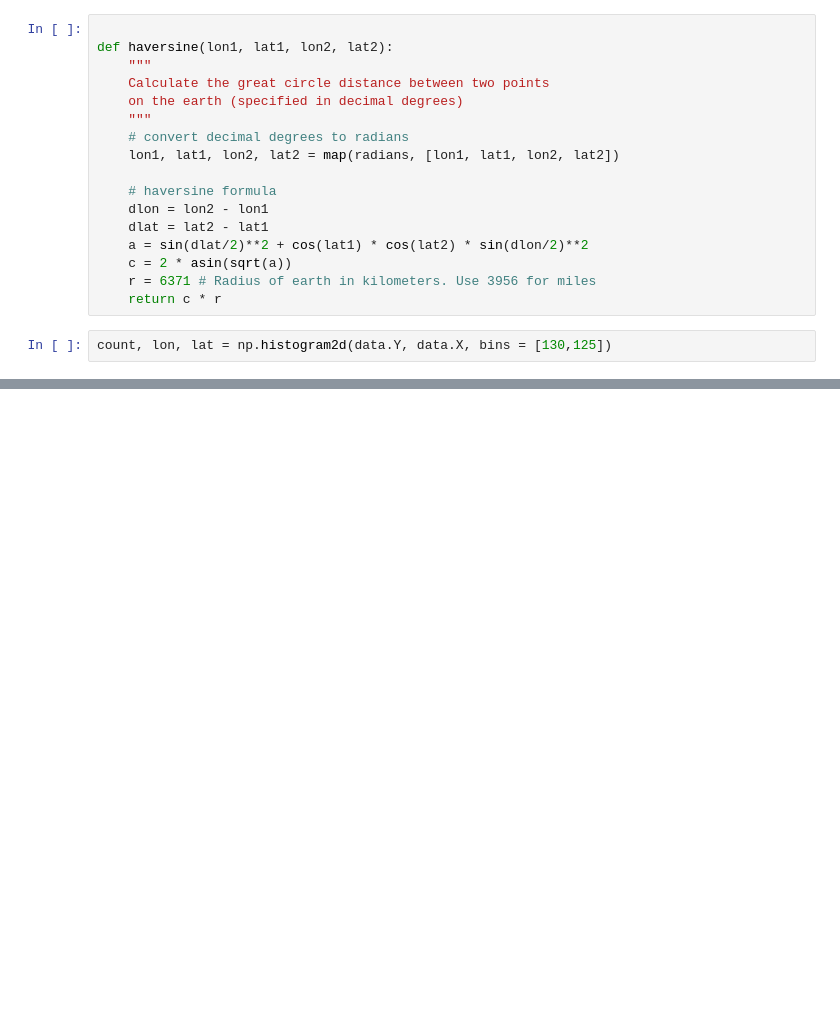
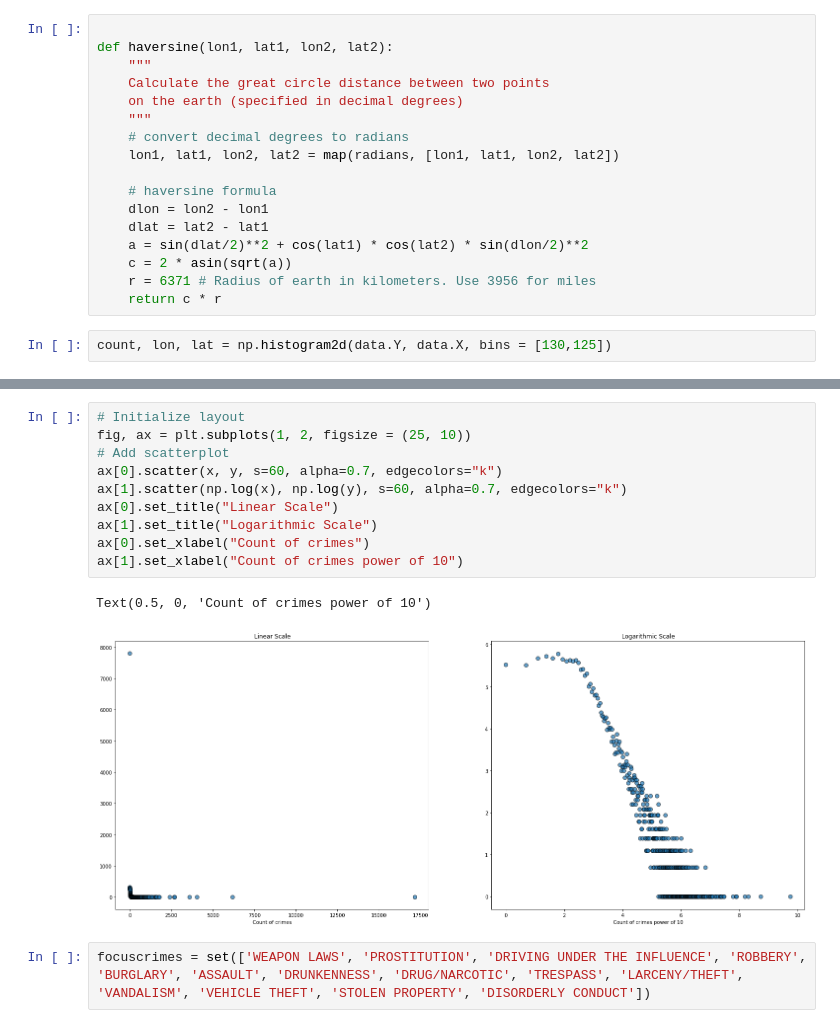
Before and after one commit to AlexAbades/social-data, a Jupyter notebook: s5/w5.ipynb, the cells around one changed output, grey strips where cells are left out. Saved outputs shown, nothing was run; the diff lists cells and outputs as text; blank space fills up the shorter version.

```diff
--- a/s5/w5.ipynb
+++ b/s5/w5.ipynb
@@ -103,0 +112,15 @@ df_tmp.plot(kind="hist", logx=True, logy=True, legend=False, bins=500)
+# %%
+# Initialize layout
+fig, ax = plt.subplots(1, 2, figsize = (25, 10))
+# Add scatterplot
+ax[0].scatter(x, y, s=60, alpha=0.7, edgecolors="k")
+ax[1].scatter(np.log(x), np.log(y), s=60, alpha=0.7, edgecolors="k")
+ax[0].set_title("Linear Scale")
+ax[1].set_title("Logarithmic Scale")
+ax[0].set_xlabel("Count of crimes")
+ax[1].set_xlabel("Count of crimes power of 10")
+# %% [output]
+Text(0.5, 0, 'Count of crimes power of 10')
+[figure, added]
+# %%
+focuscrimes = set(['WEAPON LAWS', 'PROSTITUTION', 'DRIVING UNDER THE INFLUENCE', 'ROBBERY', 'BURGLARY', 'ASSAULT', 'DRUNKENNESS', 'DRUG/NARCOTIC', 'TRESPASS', 'LARCENY/THEFT', 'VANDALISM', 'VEHICLE THEFT', 'STOLEN PROPERTY', 'DISORDERLY CONDUCT'])
```
Also changed, not shown: parts of 9 cells of this notebook, 1 other file.
